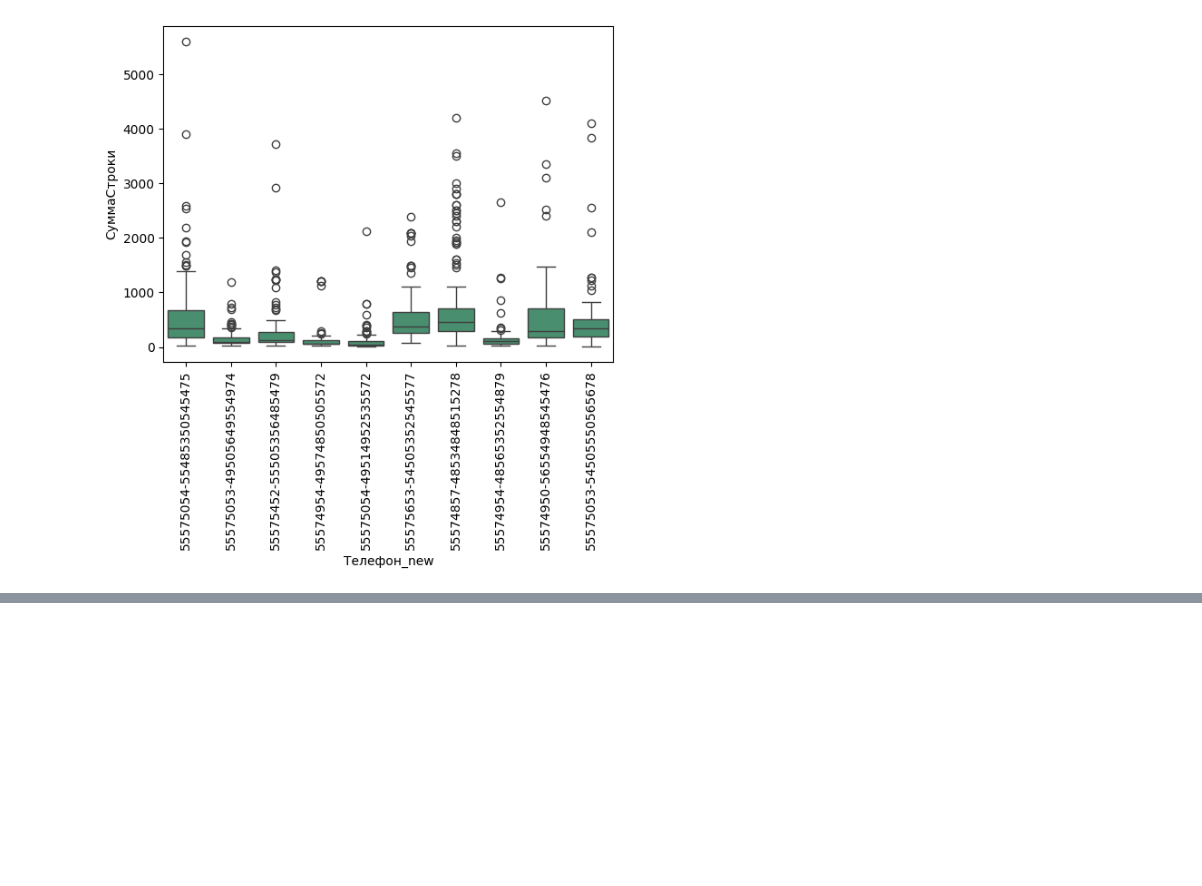
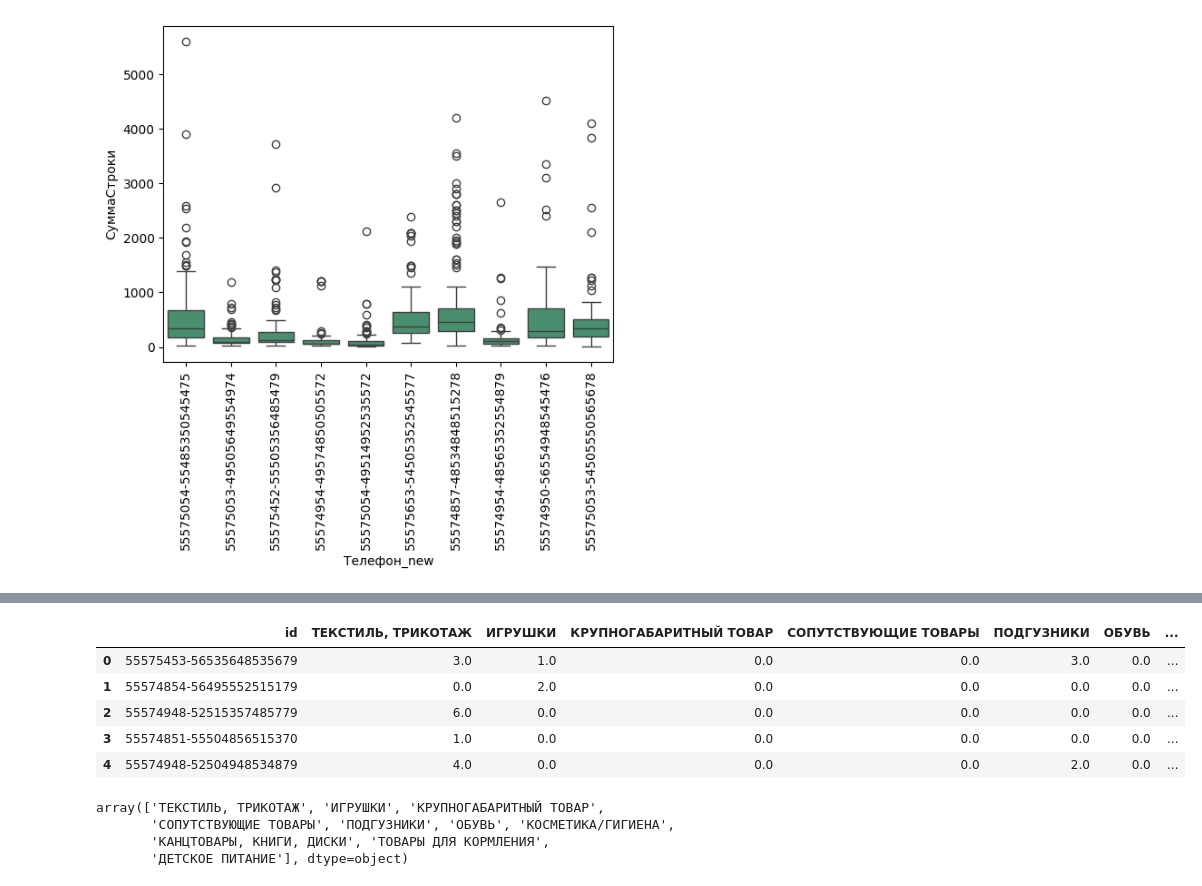
Before and after one commit to danzhukk/project-clusters, a Jupyter notebook: project.ipynb, the cells around one changed output, grey strips where cells are left out. Drawn from its saved outputs; the diff is of its cells as text; code cells hidden in the pictures; blank space fills up the shorter version.

```diff
--- a/project.ipynb
+++ b/project.ipynb
@@ -613,0 +684,5 @@ plt.show()
+# %%
+#группировка
+group_ФормаОплаты = df.groupby(['Телефон_new', 'ФормаОплаты']).sum()
+group_Регион = df.groupby(['Телефон_new', 'Регион']).sum()
+group_Группа1 = df.groupby(['Телефон_new', 'Группа1']).sum()
@@ -613,0 +693,5 @@ plt.show()
+# %%
+#создаем новыцй датафрейм для информации о клиентах
+data_clients = pd.DataFrame()
+data_clients['id'] = df.drop_duplicates(subset = 'Телефон_new')['Телефон_new']
+data_clients = data_clients.reset_index(drop=True)
@@ -613,0 +709,42 @@ plt.show()
+# %%
+#добавляем столбцы для распредения категорий
+
+for i in df.Группа1.unique():
+    data_clients[i] = i
+    data_clients = data_clients.merge(group_Группа1['Количество'], left_on = ['id', i], right_on = ['Телефон_new', 'Группа1'], how = 'left')
+    data_clients = data_clients.drop(columns = [i])
+    data_clients = data_clients.rename(columns = {'Количество': i})
+    data_clients = data_clients.fillna(0)
+
+for i in df.ФормаОплаты.unique():
+    data_clients[i] = i
+    data_clients = data_clients.merge(group_ФормаОплаты['Количество'], left_on = ['id', i], right_on = ['Телефон_new', 'ФормаОплаты'], how = 'left')
+    data_clients = data_clients.drop(columns = [i])
+    data_clients = data_clients.rename(columns = {'Количество': i})
+    data_clients = data_clients.fillna(0)
+
+for i in df.Регион.unique():
+    data_clients[i] = i
+    data_clients = data_clients.merge(group_Регион['Количество'], left_on = ['id', i], right_on = ['Телефон_new', 'Регион'], how = 'left')
+    data_clients = data_clients.drop(columns = [i])
+    data_clients = data_clients.rename(columns = {'Количество': i})
+    data_clients = data_clients.fillna(0)
+# %%
+#добавляем основные столбцы с итогами и количсетвом элементов
+data_clients = data_clients.merge(df.groupby(['Телефон_new']).sum(), left_on = ['id'], right_on = ['Телефон_new'], how = 'left')
+# %%
+data_clients.head()
+# %% [output]
+|  | id | ТЕКСТИЛЬ, ТРИКОТАЖ | ИГРУШКИ | КРУПНОГАБАРИТНЫЙ ТОВАР | СОПУТСТВУЮЩИЕ ТОВАРЫ | ПОДГУЗНИКИ | ОБУВЬ | ... |
+| 0 | 55575453-56535648535679 | 3.0 | 1.0 | 0.0 | 0.0 | 3.0 | 0.0 | ... |
+| 1 | 55574854-56495552515179 | 0.0 | 2.0 | 0.0 | 0.0 | 0.0 | 0.0 | ... |
+| 2 | 55574948-52515357485779 | 6.0 | 0.0 | 0.0 | 0.0 | 0.0 | 0.0 | ... |
+| 3 | 55574851-55504856515370 | 1.0 | 0.0 | 0.0 | 0.0 | 0.0 | 0.0 | ... |
+| 4 | 55574948-52504948534879 | 4.0 | 0.0 | 0.0 | 0.0 | 2.0 | 0.0 | ... |
+# %%
+df.Группа1.unique()
+# %% [output]
+array(['ТЕКСТИЛЬ, ТРИКОТАЖ', 'ИГРУШКИ', 'КРУПНОГАБАРИТНЫЙ ТОВАР',
+       'СОПУТСТВУЮЩИЕ ТОВАРЫ', 'ПОДГУЗНИКИ', 'ОБУВЬ', 'КОСМЕТИКА/ГИГИЕНА',
+       'КАНЦТОВАРЫ, КНИГИ, ДИСКИ', 'ТОВАРЫ ДЛЯ КОРМЛЕНИЯ',
+       'ДЕТСКОЕ ПИТАНИЕ'], dtype=object)
```
Also changed, not shown: parts of 26 cells of this notebook.
